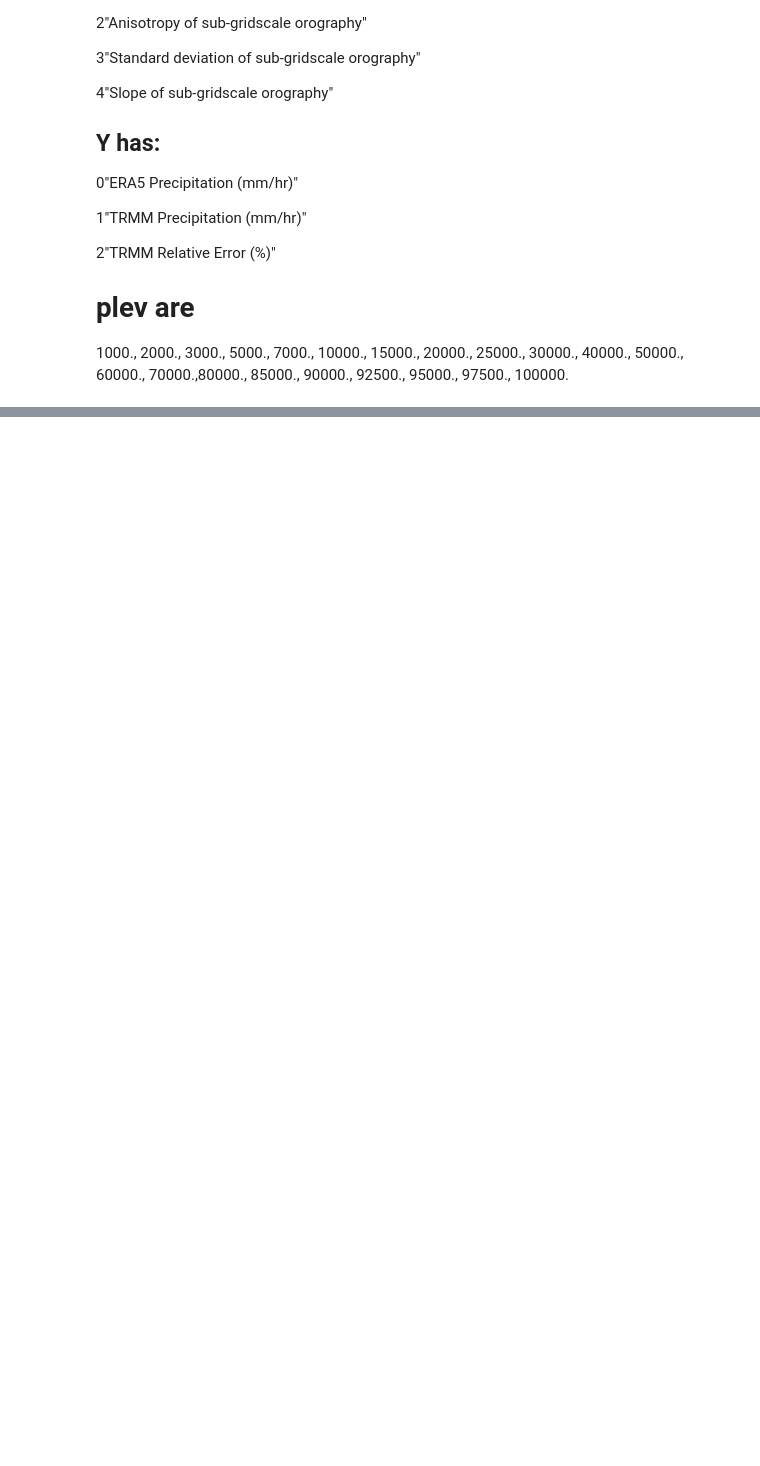
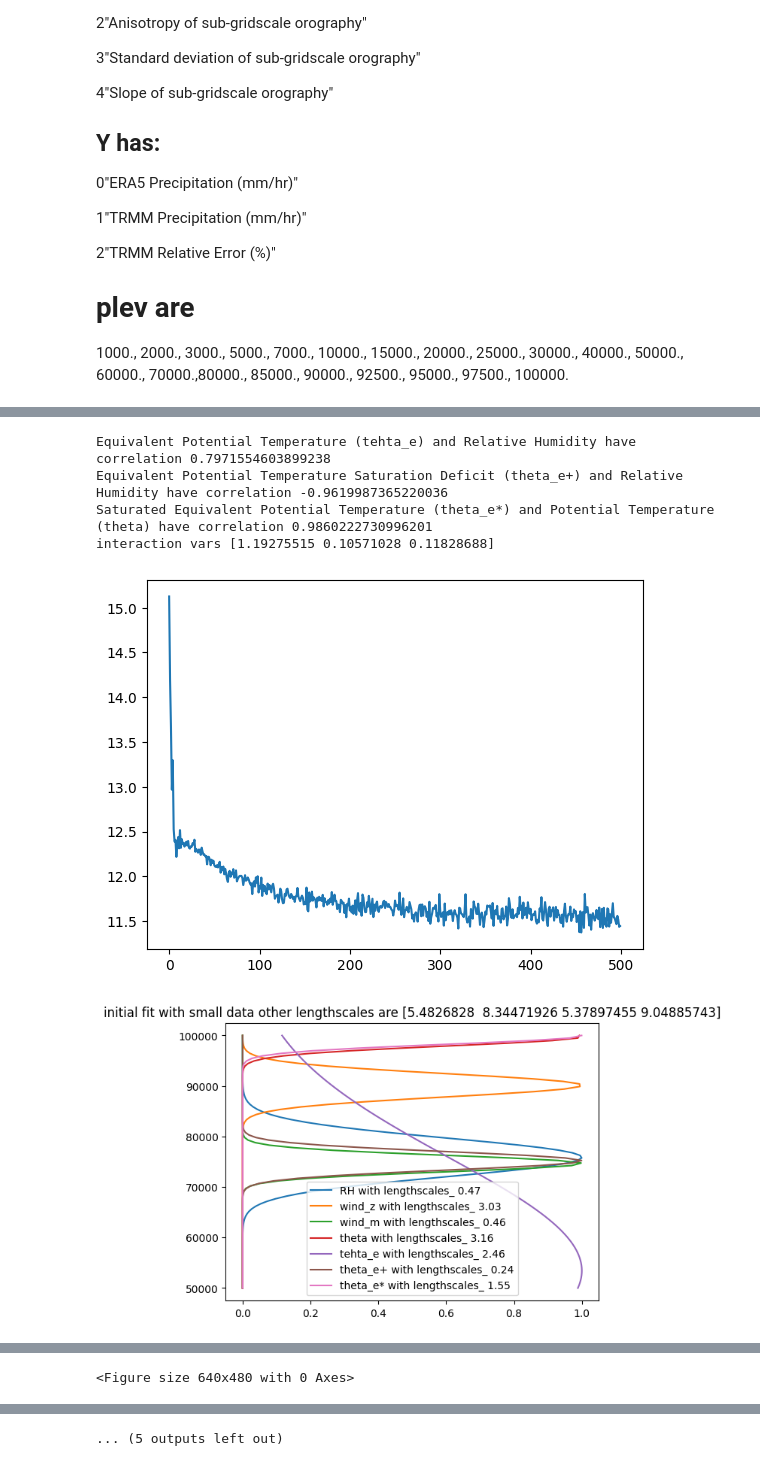
Before and after one commit to JaxGaussianProcesses/GPJax, a Jupyter notebook: Play_2.ipynb, the cells around one changed output, grey strips where cells are left out. Drawn from its saved outputs; the diff is of its cells as text; code cells hidden in the pictures; blank space fills up the shorter version.

```diff
--- a/Play_2.ipynb
+++ b/Play_2.ipynb
@@ -359,44 +399,62 @@ plot_interactions(problem_info, opt_posterior, D_small, k=10, use_range=False)
 # %%
 
 starting_var = jnp.var(D.y)
-num_inducing=25
-inducing_inputs = opt_posterior.smoother.smooth_data(D_small)[0][:num_inducing]
+likelihood = gpx.likelihoods.Exponential(num_datapoints=D.n)
+assert jnp.min(D.y) >= 0
+
+
+num_inducing=10
+smoothed = opt_posterior.smoother.smooth_data(D_small)[0]
+inducing_inputs = jr.uniform(key, (num_inducing, D_small.dim), minval=jnp.min(smoothed, axis=0), maxval=jnp.max(smoothed, axis=0))
 #variational_mean = jnp.zeros((num_inducing, 1))
 variational_mean = opt_posterior.predict(inducing_inputs, D_small).mean()[:,None]
+if isinstance(likelihood, gpx.likelihoods.Exponential):
+    variational_mean = jnp.log(jnp.maximum(variational_mean,1e-5))
 variational_root_covariance = jnp.eye(num_inducing)
+
 
 
 variational_posterior = VariationalPrecipGP(
     base_kernels=opt_posterior.base_kernels,
-    likelihood=opt_posterior.likelihood,
+    likelihood=likelihood,
     smoother=opt_posterior.smoother,
     max_interaction_depth=opt_posterior.max_interaction_depth,
-    interaction_variances=opt_posterior.interaction_variances,
+    interaction_variances=jnp.array([starting_var/(opt_posterior.max_interaction_depth+1.0)]*(opt_posterior.max_interaction_depth+1), dtype=jnp.float64),
     jitter=jnp.array(1e-5, dtype=jnp.float64),
     measure=opt_posterior.measure,
     second_order_empirical=opt_posterior.second_order_empirical,
     inducing_inputs=inducing_inputs,
     variational_mean=variational_mean,
     variational_root_covariance=variational_root_covariance,
     )
 plt.figure()
 
-# variational_posterior = variational_posterior.replace_trainable(inducing_inputs=False)
+variational_posterior = variational_posterior.replace_trainable(inducing_inputs=False)
 
 opt_variational_posterior, history = gpx.fit(
         model=variational_posterior,
         objective=variational_posterior.loss_fn(negative=True, log_prior=None), #todo rejit
         train_data=D,
         optim=ox.adam(1e-1),
-        num_iters=1000,
-        batch_size=1000,
+        num_iters=500,
+        batch_size=500,
         safe=False,
         key=key,
     )
 
 
 plt.plot(jnp.log(history))
 plot_params(problem_info, opt_variational_posterior,D_small, title="initial fit with small data", print_corr=True)
-print(f"noise is {opt_variational_posterior.likelihood.obs_stddev}")
+try:
+    print(f"noise is {opt_variational_posterior.likelihood.obs_stddev}")
+except:
+    pass
 print(f"interaction vars {opt_variational_posterior.interaction_variances}")
 plot_interactions(problem_info, opt_variational_posterior, D_small, k=10, use_range=False)
+# %% [output]
+Equivalent Potential Temperature (tehta_e) and Relative Humidity have correlation 0.7971554603899238
+Equivalent Potential Temperature Saturation Deficit (theta_e+) and Relative Humidity have correlation -0.9619987365220036
+Saturated Equivalent Potential Temperature (theta_e*) and Potential Temperature (theta) have correlation 0.9860222730996201
+interaction vars [1.19275515 0.10571028 0.11828688]
+[figure, added]
+[figure, added]
@@ -402,0 +463 @@ plot_interactions(problem_info, opt_variational_posterior, D_small, k=10, use_ra
+<Figure size 640x480 with 0 Axes>
@@ -402,0 +470 @@ plot_interactions(problem_info, opt_variational_posterior, D_small, k=10, use_ra
+... (5 outputs left out)
```
Also changed, not shown: parts of 7 cells of this notebook, 3 other files.
